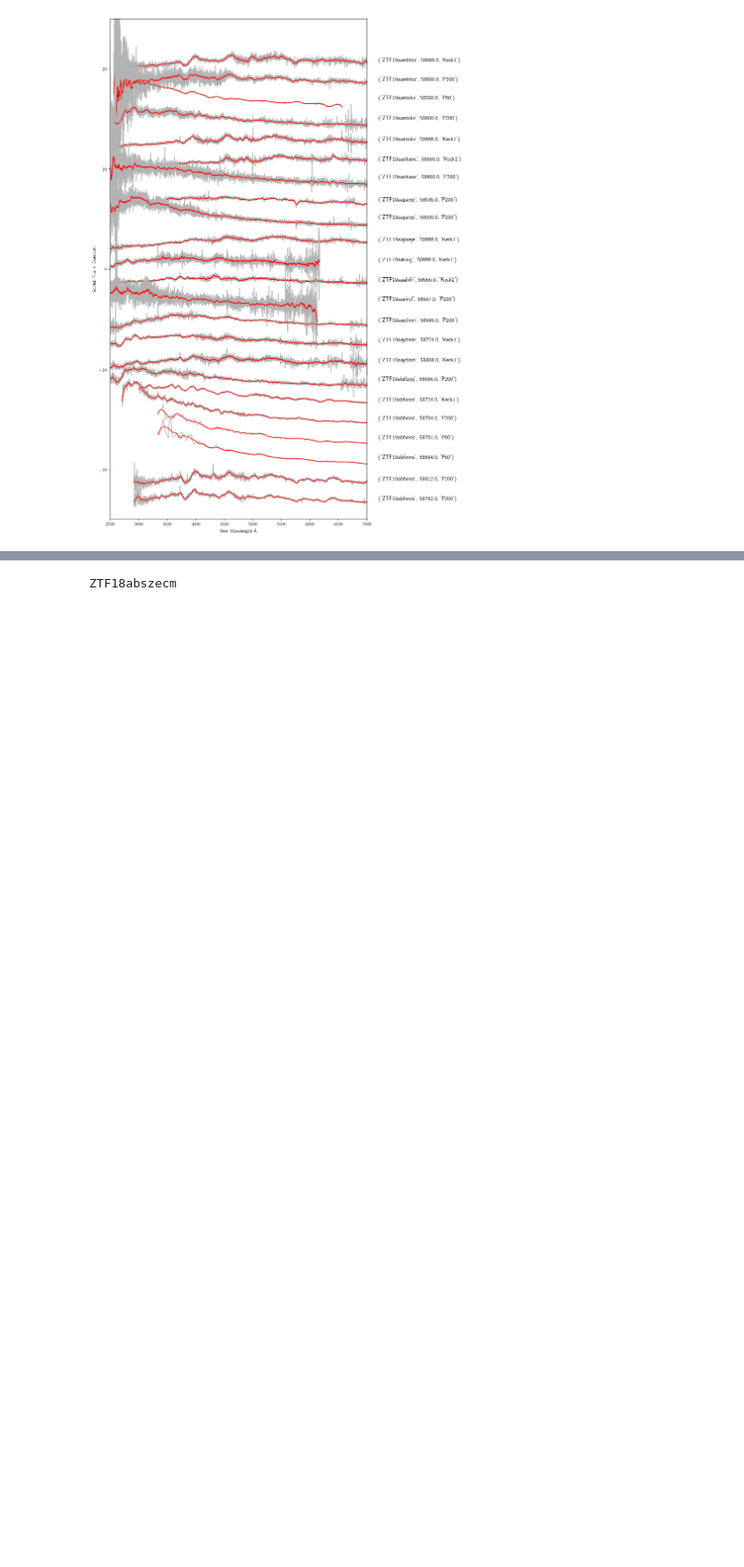
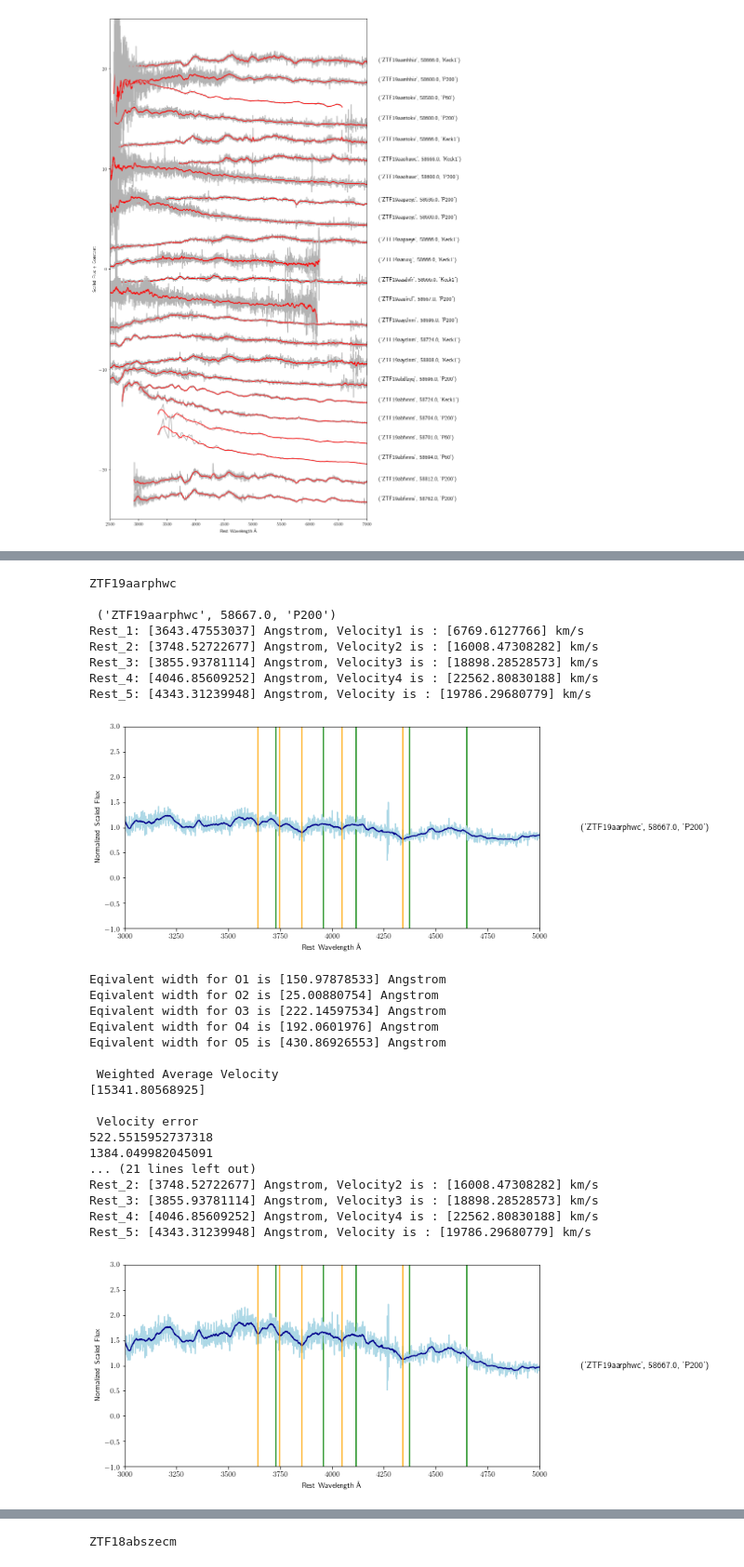
Before and after one commit to Aishwarya113/Superluminous, a Jupyter notebook: download_spectra.ipynb, the cells around one changed output, grey strips where cells are left out. Shown at 93% size. Drawn from its saved outputs; the diff is of its cells as text; code cells hidden in the pictures; blank space fills up the shorter version.

```diff
--- a/download_spectra.ipynb
+++ b/download_spectra.ipynb
@@ -1023,7 +1024,7 @@ def equivalent_width(target_name, spectrum, row, O1_min, O1_max, O2_min, O2_max,
                     worksheet2.write(row, 11, left_limit[i])
                     worksheet2.write(row, 13, right_limit[i])
 # %%
-def errors(target_name, spectrum, row, O1, O2, O3, O4, O5, O1_min, O1_max, O2_min, O2_max, O3_min, O3_max, O4_min, O4_max, O5_min, O5_max, R1=3727.59, R2=3959.83, R3=4115.17, R4=4375.97, R5=4650.71):
+def errors(target_name, spec, row, O1, O2, O3, O4, O5, O1_min, O1_max, O2_min, O2_max, O3_min, O3_max, O4_min, O4_max, O5_min, O5_max, R1=3727.59, R2=3959.83, R3=4115.17, R4=4375.97, R5=4650.71):
 
     for t in targets:
 
@@ -1035,7 +1036,7 @@ def errors(target_name, spectrum, row, O1, O2, O3, O4, O5, O1_min, O1_max, O2_mi
 
             for d in directory: # go through all the spectra for a single source
 
-                if d == "data/new/%s/spectra/%s"%(target_name,spectrum):
+                if d == "data/new/%s/spectra/%s"%(target_name,spec):
 
                     #print (d)
 
@@ -1477,7 +1478,7 @@ def errors(target_name, spectrum, row, O1, O2, O3, O4, O5, O1_min, O1_max, O2_mi
 
                 #plt.show
 # %%
-def normalize_spectra_new(target_name, spectrum, row, O1, O2, O3, O4, O5, R1=3727.59, R2=3959.83, R3=4115.17, R4=4375.97, R5=4650.71):
+def normalize_spectra_new(target_name, spec, row, O1, O2, O3, O4, O5, R1=3727.59, R2=3959.83, R3=4115.17, R4=4375.97, R5=4650.71):
 
 
     """Returns a plot of the spectrum with absorbtion features marked for  arranged by mjd in ascending order for every source, with (scaled flux + constant) on
@@ -1524,7 +1525,7 @@ def normalize_spectra_new(target_name, spectrum, row, O1, O2, O3, O4, O5, R1=372
 
             for d in directory: # go through all the spectra for a single source
 
-                if d == "data/new/%s/spectra/%s"%(target_name,spectrum):
+                if d == "data/new/%s/spectra/%s"%(target_name,spec):
 
                     l = d.split("/")[4] # gets the ascii file name, ex:"ZTF18abszecm_20181213_P200_v3.ascii" from the entire string
 
@@ -1699,9 +1700,10 @@ def normalize_spectra_new(target_name, spectrum, row, O1, O2, O3, O4, O5, R1=372
                 count = count+1  #to go through the Text array and print appropriate text besides every spectra
 
                 bash1 = subprocess.run("mkdir plots", shell=True)
+                plt.savefig("plots/%s"%spec, format = 'pdf', bbox_inches = 'tight')
                 plt.show()
 # %%
-def equivalent_width_new(target_name, spectrum, O1_min, O1_max, O2_min, O2_max, O3_min, O3_max, O4_min, O4_max, O5_min, O5_max):
+def equivalent_width_new(target_name, spec, O1_min, O1_max, O2_min, O2_max, O3_min, O3_max, O4_min, O4_max, O5_min, O5_max):
 
     plotx = []
     ploty = []
@@ -1724,7 +1726,7 @@ def equivalent_width_new(target_name, spectrum, O1_min, O1_max, O2_min, O2_max,
 
             for d in directory: # go through all the spectra for a single source
 
-                if d == "data/new/%s/spectra/%s"%(target_name,spectrum):
+                if d == "data/new/%s/spectra/%s"%(target_name,spec):
 
                     l = d.split("/")[4] # gets the ascii file name, ex:"ZTF18abszecm_20181213_P200_v3.ascii" from the entire string
                     #print (l)
@@ -1911,7 +1913,7 @@ def errors_new(target_name, spectrum, row, O1, O2, O3, O4, O5, O1_min, O1_max, O
 
             for d in directory: # go through all the spectra for a single source
 
-                if d == d == "data/new/%s/spectra/%s"%(target_name,spectrum):
+                if d == d == "data/new/%s/spectra/%s"%(target_name,spec):
 
                     l = d.split("/")[4] # gets the ascii file name, ex:"ZTF18abszecm_20181213_P200_v3.ascii" from the entire string
                     #print (l)
@@ -2330,6 +2332,6 @@ def errors_new(target_name, spectrum, row, O1, O2, O3, O4, O5, O1_min, O1_max, O
                 #plt.plot(wavelength, flux, color ='0.7')
                 #plt.plot(wavelength, yhat_1, color ='0.2')
 
-                plt.show
+                #plt.show
 # %%
 target_name = "ZTF19aarphwc"
@@ -2392,0 +2404,51 @@ Eqivalent width for O5 is [246.43869189] Angstrom
+# %%
+target_name = "ZTF19aarphwc"
+spec = "ZTF19aarphwc_20190703_P200_v1.ascii"
+date = "t+22"
+
+row = 9
+
+worksheet1.write(row, 0, target_name)
+worksheet2.write(row, 0, target_name)
+
+worksheet1.write(row, 1, spec)
+worksheet2.write(row, 1, spec)
+
+worksheet1.write(row, 2, date)
+worksheet2.write(row, 2, date)
+
+normalize_spectra(target_name, spec, row, 3640, 3750, 3840, 4040, 4325)
+equivalent_width(target_name, spec, row, 3580, 3710, 3710, 3780, 3780, 3950, 3950, 4120, 4120, 4550)
+errors(target_name, spec, row, 3640, 3750, 3840, 4040, 4325, 3580, 3710, 3710, 3780, 3780, 3950, 3950, 4120, 4120, 4550)
+
+normalize_spectra_new(target_name, spec, row, 3640, 3750, 3840, 4040, 4325)
+equivalent_width_new(target_name, spec, 3580, 3710, 3710, 3780, 3780, 3950, 3950, 4120, 4120, 4550)
+errors_new(target_name, spec, row, 3640, 3750, 3840, 4040, 4325, 3580, 3710, 3710, 3780, 3780, 3950, 3950, 4120, 4120, 4550)
+# %% [output]
+ZTF19aarphwc
+
+ ('ZTF19aarphwc', 58667.0, 'P200')
+Rest_1: [3643.47553037] Angstrom, Velocity1 is : [6769.6127766] km/s
+Rest_2: [3748.52722677] Angstrom, Velocity2 is : [16008.47308282] km/s
+Rest_3: [3855.93781114] Angstrom, Velocity3 is : [18898.28528573] km/s
+Rest_4: [4046.85609252] Angstrom, Velocity4 is : [22562.80830188] km/s
+Rest_5: [4343.31239948] Angstrom, Velocity is : [19786.29680779] km/s
+[figure, added]
+Eqivalent width for O1 is [150.97878533] Angstrom
+Eqivalent width for O2 is [25.00880754] Angstrom
+Eqivalent width for O3 is [222.14597534] Angstrom
+Eqivalent width for O4 is [192.0601976] Angstrom
+Eqivalent width for O5 is [430.86926553] Angstrom
+
+ Weighted Average Velocity
+[15341.80568925]
+
+ Velocity error
+522.5515952737318
+1384.049982045091
+... (21 lines left out)
+Rest_2: [3748.52722677] Angstrom, Velocity2 is : [16008.47308282] km/s
+Rest_3: [3855.93781114] Angstrom, Velocity3 is : [18898.28528573] km/s
+Rest_4: [4046.85609252] Angstrom, Velocity4 is : [22562.80830188] km/s
+Rest_5: [4343.31239948] Angstrom, Velocity is : [19786.29680779] km/s
+[figure, added]
```
Also changed, not shown: parts of 13 cells of this notebook.
